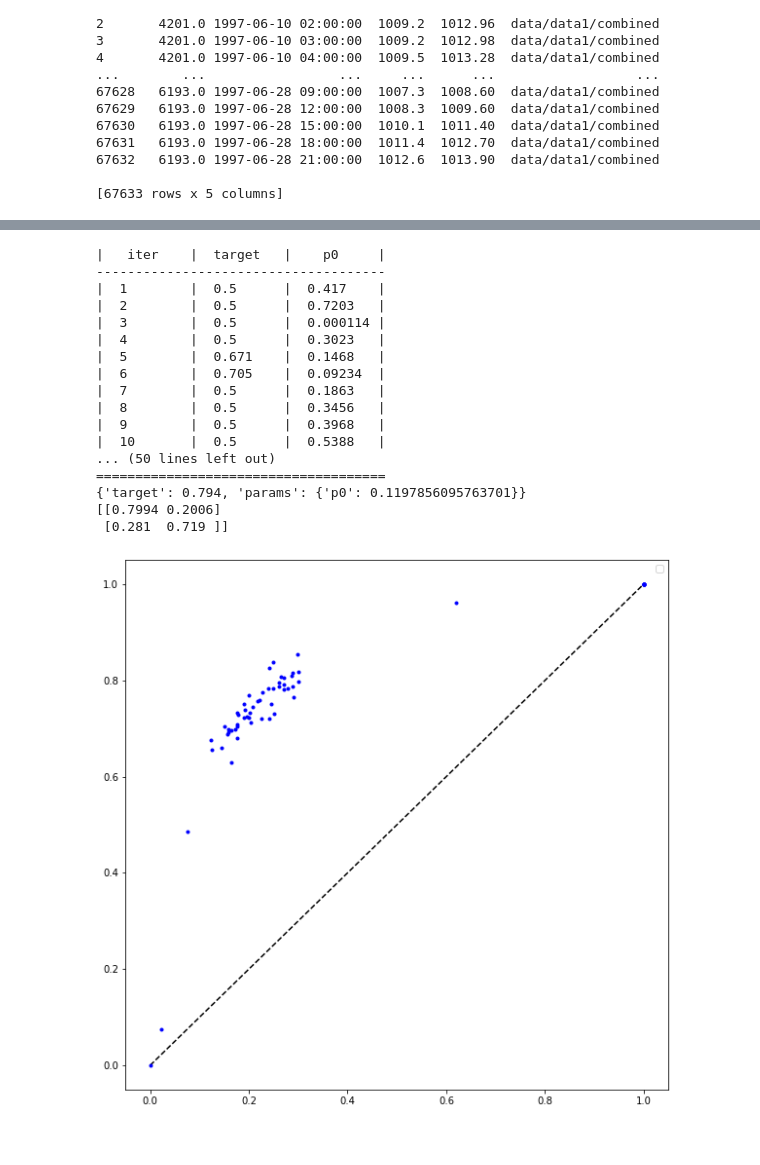
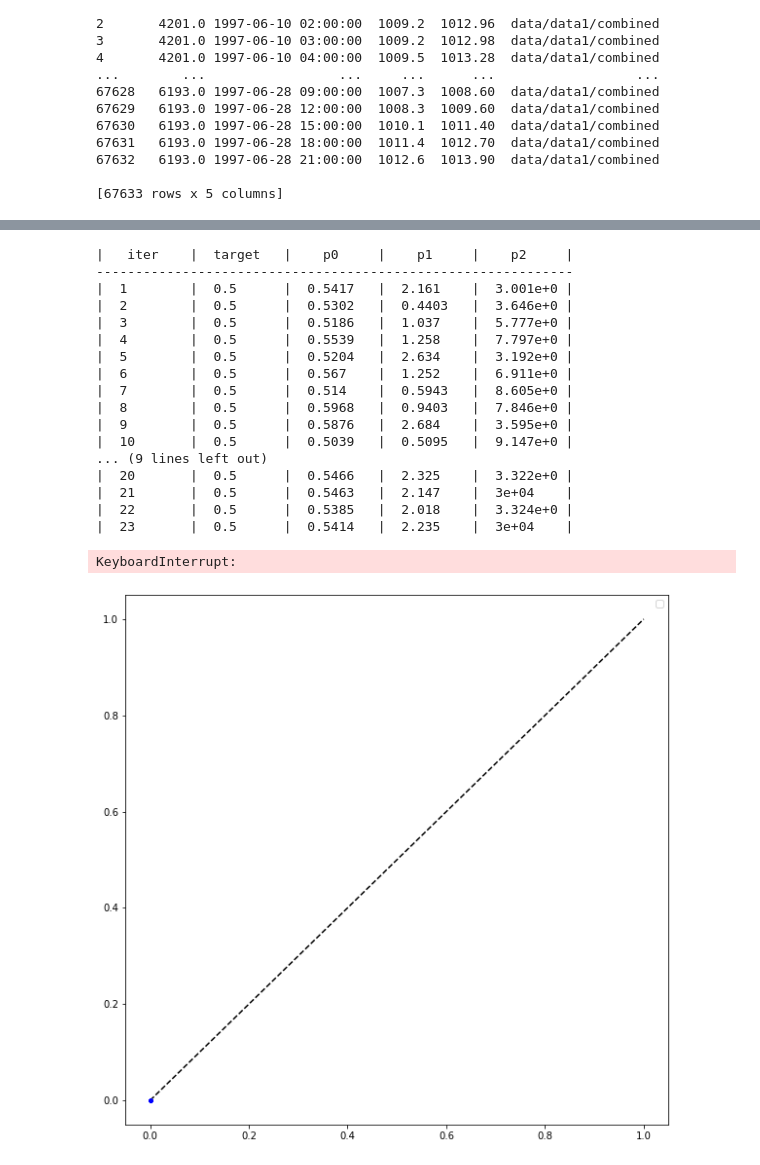
Before and after one commit to tomasfbouvier/Meteorological_Data_quality_assesment, a Jupyter notebook: titanlib_test.ipynb, the cells around one changed output, grey strips where cells are left out. Drawn from its saved outputs; the diff is of its cells as text; code cells hidden in the pictures.

```diff
--- a/titanlib_test.ipynb
+++ b/titanlib_test.ipynb
@@ -90,40 +107,41 @@ print(acc)
 # %%
 from optimizer import optimize_test
 from SCT import build_pdfs
 from my_titanlib import my_SCT, my_buddy_check
 import matplotlib.pyplot as plt
 plot=True
 if plot==True:
         plt.figure(figsize=(10,10))
 
         plt.plot(np.linspace(0,1,100),np.linspace(0,1,100), 'k--')
 
         handles, labels = plt.gca().get_legend_handles_labels()
         by_label = dict(zip(labels, handles))
         plt.legend(by_label.values(), by_label.keys())
 
 xs, f = create_sets(4242)
-best=optimize_test(4242, 'build_pdfs', std=1.5, plot=plot)
+best=optimize_test(4242, 'buddy_check', std=1.5, plot=plot)
 print(best)
-acc= calculate_acc(xs, f, build_pdfs(4242)[0],list(best['params'].values())
+acc= calculate_acc(xs, f, my_buddy_check(4242)[0],list(best['params'].values())
 , std=1.5, n_trials=10000)
 print(acc)
 # %% [output]
-|   iter    |  target   |    p0     |
--------------------------------------
-|  1        |  0.5      |  0.417    |
-|  2        |  0.5      |  0.7203   |
-|  3        |  0.5      |  0.000114 |
-|  4        |  0.5      |  0.3023   |
-|  5        |  0.671    |  0.1468   |
-|  6        |  0.705    |  0.09234  |
-|  7        |  0.5      |  0.1863   |
-|  8        |  0.5      |  0.3456   |
-|  9        |  0.5      |  0.3968   |
-|  10       |  0.5      |  0.5388   |
-... (50 lines left out)
-=====================================
-{'target': 0.794, 'params': {'p0': 0.1197856095763701}}
-[[0.7994 0.2006]
- [0.281  0.719 ]]
+|   iter    |  target   |    p0     |    p1     |    p2     |
+-------------------------------------------------------------
+|  1        |  0.5      |  0.5417   |  2.161    |  3.001e+0 |
+|  2        |  0.5      |  0.5302   |  0.4403   |  3.646e+0 |
+|  3        |  0.5      |  0.5186   |  1.037    |  5.777e+0 |
+|  4        |  0.5      |  0.5539   |  1.258    |  7.797e+0 |
+|  5        |  0.5      |  0.5204   |  2.634    |  3.192e+0 |
+|  6        |  0.5      |  0.567    |  1.252    |  6.911e+0 |
+|  7        |  0.5      |  0.514    |  0.5943   |  8.605e+0 |
+|  8        |  0.5      |  0.5968   |  0.9403   |  7.846e+0 |
+|  9        |  0.5      |  0.5876   |  2.684    |  3.595e+0 |
+|  10       |  0.5      |  0.5039   |  0.5095   |  9.147e+0 |
+... (9 lines left out)
+|  20       |  0.5      |  0.5466   |  2.325    |  3.322e+0 |
+|  21       |  0.5      |  0.5463   |  2.147    |  3e+04    |
+|  22       |  0.5      |  0.5385   |  2.018    |  3.324e+0 |
+|  23       |  0.5      |  0.5414   |  2.235    |  3e+04    |
+KeyboardInterrupt:
-[figure, old version]
+[figure, new version]
```
Also changed, not shown: parts of 11 cells of this notebook, 4 other files.
